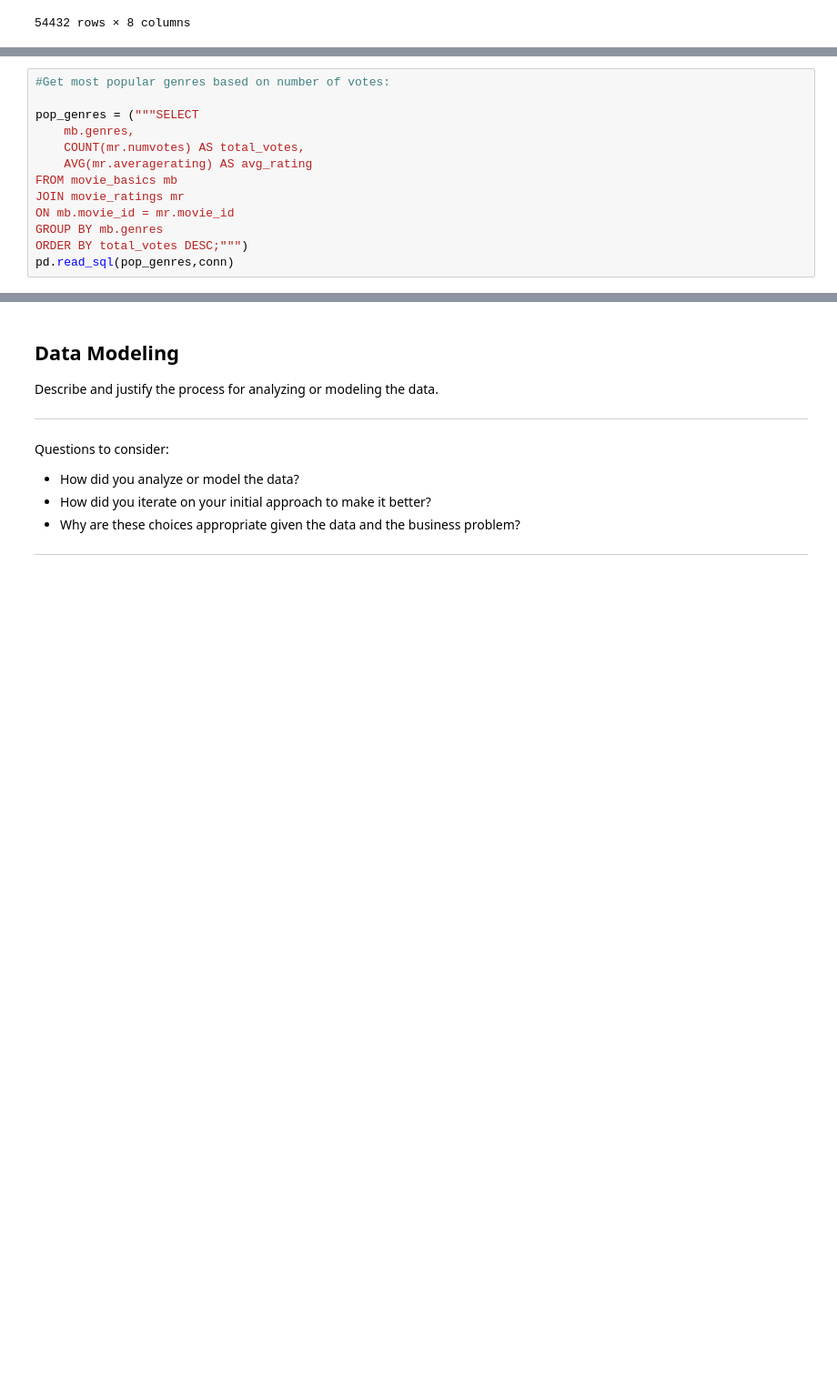
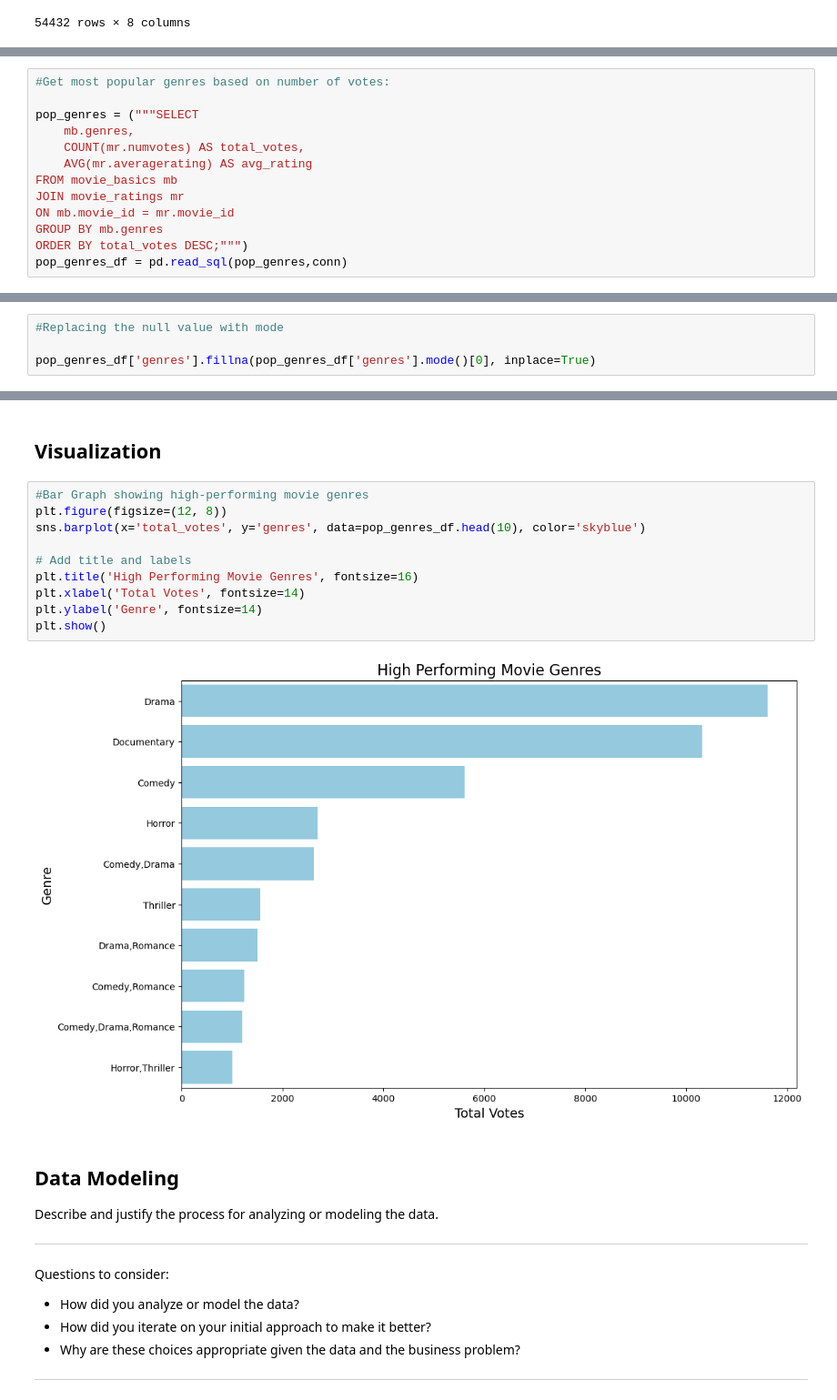
Before and after one commit to Kosilei-web/Phase_2_project_Group_5, a Jupyter notebook: index.ipynb, the cells around one changed output, grey strips where cells are left out. Shown at 91% size. Saved outputs shown, nothing was run; the diff lists cells and outputs as text; blank space fills up the shorter version.

Commit message:
Data preparation

```diff
--- a/index.ipynb
+++ b/index.ipynb
@@ -246,4 +289,4 @@ JOIN movie_ratings mr
 ON mb.movie_id = mr.movie_id
 GROUP BY mb.genres
 ORDER BY total_votes DESC;""")
-pd.read_sql(pop_genres,conn)
+pop_genres_df = pd.read_sql(pop_genres,conn)
@@ -263,0 +301,4 @@ pd.read_sql(pop_genres,conn)
+# %%
+#Replacing the null value with mode
+
+pop_genres_df['genres'].fillna(pop_genres_df['genres'].mode()[0], inplace=True)
@@ -331,3 +440,17 @@ print(df_budgets)
+# %% [markdown]
+## Visualization
+# %%
+#Bar Graph showing high-performing movie genres
+plt.figure(figsize=(12, 8))
+sns.barplot(x='total_votes', y='genres', data=pop_genres_df.head(10), color='skyblue')
+
+# Add title and labels
+plt.title('High Performing Movie Genres', fontsize=16)
+plt.xlabel('Total Votes', fontsize=14)
+plt.ylabel('Genre', fontsize=14)
+plt.show()
+# %% [output]
+[figure, added]
 # %% [markdown]
 ## Data Modeling
 Describe and justify the process for analyzing or modeling the data.
```
Also changed, not shown: parts of 31 cells of this notebook, 1 other file.
